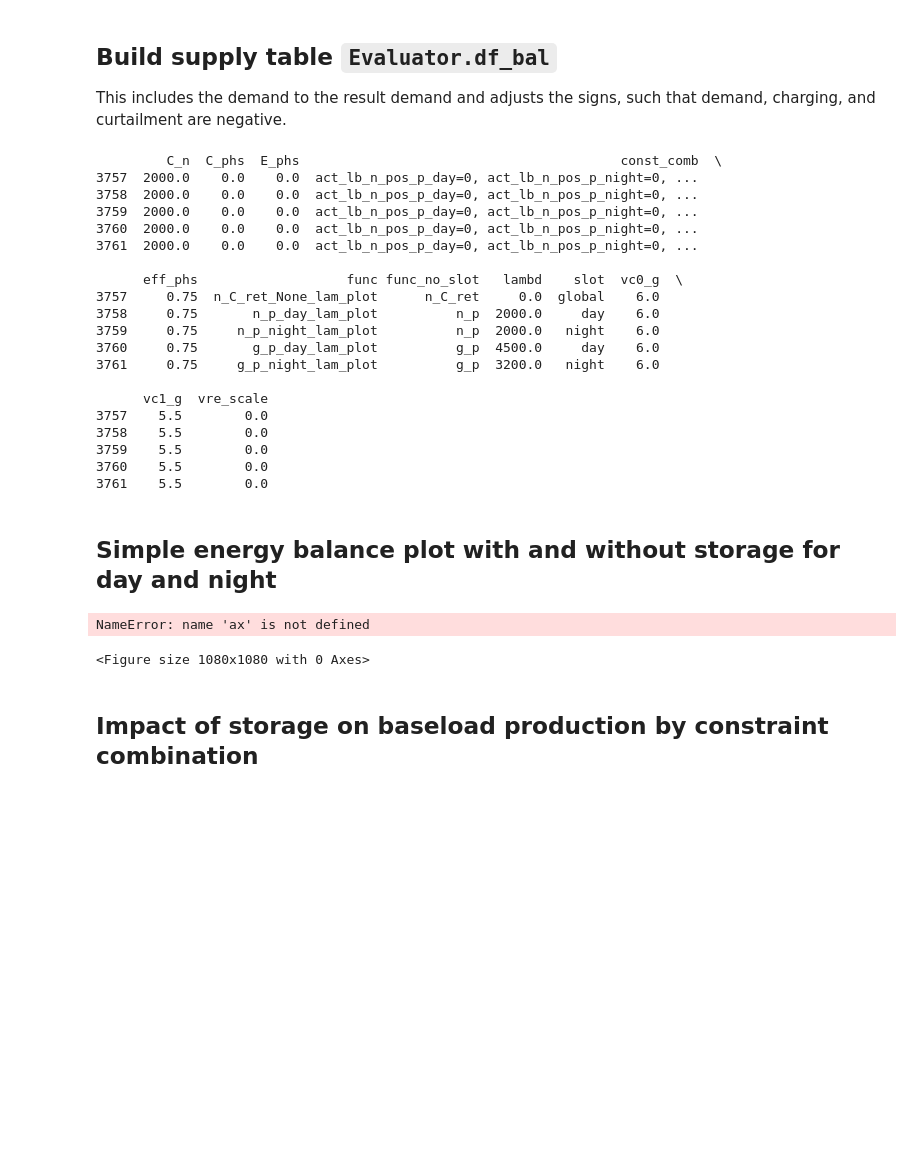
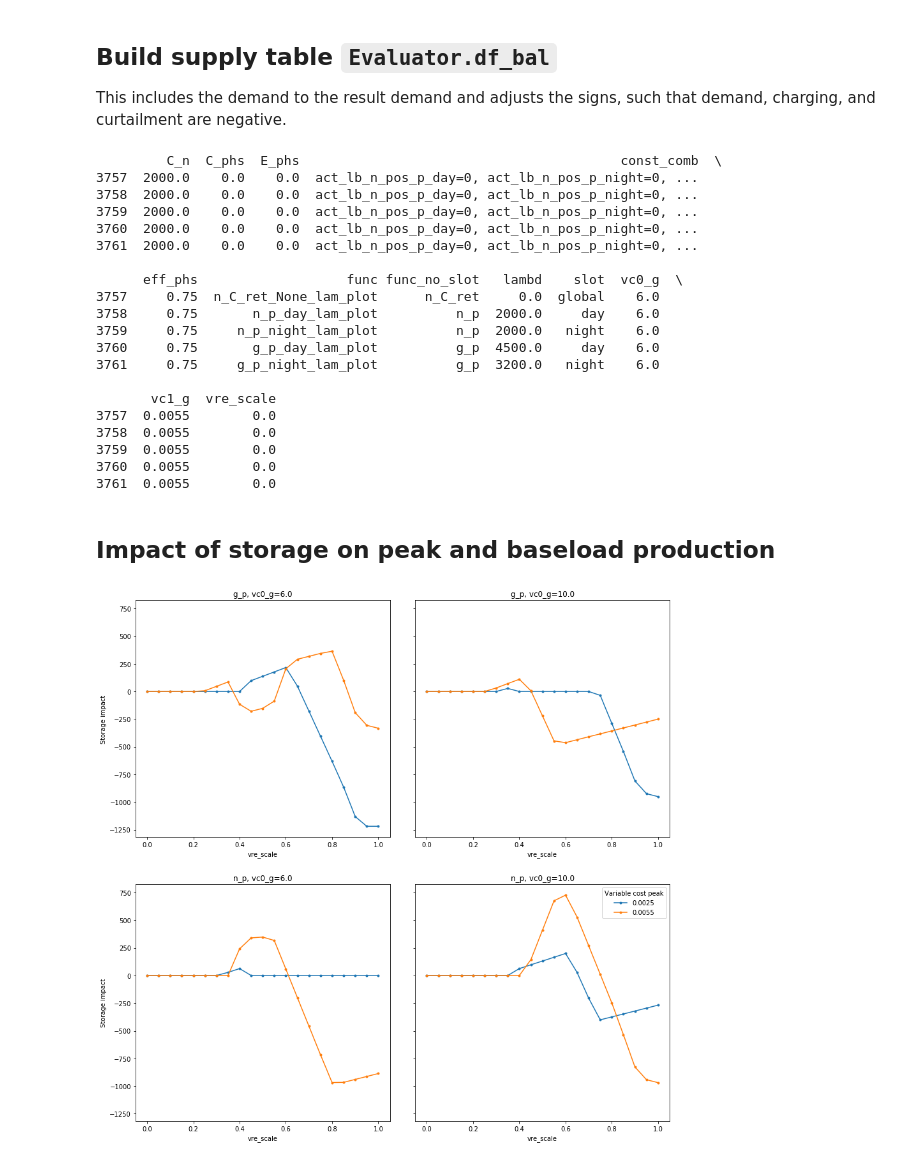
Before and after one commit to mcsoini/symenergy, a Jupyter notebook: examples/example_linear.ipynb, the cells around one changed output. Drawn from its saved outputs; the diff is of its cells as text; code cells hidden in the pictures; blank space fills up the shorter version.

```diff
--- a/examples/example_linear.ipynb
+++ b/examples/example_linear.ipynb
@@ -56,7 +56,7 @@ vre_day = 1
 vre_night = 0.1
 tot_l = m.slots['day'].l.value + m.slots['night'].l.value
 
-# normalized to one
+# normalized to one, so it can be scaled using the vre_scale parameter
 m.slots['day'].vre.value = vre_day / (vre_day + vre_night) * tot_l
 m.slots['night'].vre.value = vre_night / (vre_day + vre_night) * tot_l
 
@@ -74,8 +74,8 @@ x_vals_vre = {m.vre_scale: np.linspace(0, 1, 21),
               m.comps['phs'].E: [None], # <-- set later
               m.comps['phs'].eff: [0.75],
               m.comps['n'].C: [2000],
-              m.comps['g'].vc1: [0.0055],
-              m.comps['g'].vc0: [6]
+              m.comps['g'].vc1: [0.0055, 0.0025],
+              m.comps['g'].vc0: [6, 10]
               }
 
 
@@ -161,45 +153,47 @@ print(ev.df_bal.head(5))
 3760     0.75       g_p_day_lam_plot          g_p  4500.0     day    6.0
 3761     0.75     g_p_night_lam_plot          g_p  3200.0   night    6.0
 
-      vc1_g  vre_scale
-3757    5.5        0.0
-3758    5.5        0.0
-3759    5.5        0.0
-3760    5.5        0.0
-3761    5.5        0.0
+       vc1_g  vre_scale
+3757  0.0055        0.0
+3758  0.0055        0.0
+3759  0.0055        0.0
+3760  0.0055        0.0
+3761  0.0055        0.0
-# %% [markdown]
-## Simple energy balance plot with and without storage for day and night
+# %% [markdown]
+## Impact of storage on peak and baseload production
 # %%
-df = ev.df_bal
-df = df.loc[-df.func_no_slot.str.contains('tc', 'lam')
-           & df.eff_phs.isin([0.75])
-           & df.C_n.isin([5000])
+df = ev.df_exp
+df = df.loc[df.func.str.contains('n_p_|g_p_')
+           & df.is_optimum.isin([True])
            & -df.slot.isin(['global'])]
 
-df['lambd'] = df.lambd.astype(float)
-df['vre_scale'] = df.vre_scale.apply(lambda x: round(x*10000)/10000)
 
+dfdiff = df.pivot_table(index=[x for x in ev.x_name if not x in ['E_phs', 'C_phs']] + ['func_no_slot'],
+                        values='lambd', columns='C_phs')
+dfdiff['diff'] = dfdiff[3250] - dfdiff[0]
 
-dfpv = df.pivot_table(columns='func_no_slot', values='lambd', index=['C_phs', 'slot', 'vre_scale'])
+dfcc = df.loc[df.C_phs == 3250].set_index(dfdiff.index.names)['const_comb']
+dfdiff = dfdiff.reset_index().join(dfcc, on=dfdiff.index.names)
 
-list_slot = dfpv.index.get_level_values('slot').unique()
-list_c_phs = dfpv.index.get_level_values('C_phs').unique()
+dfpv = dfdiff.pivot_table(index=['func_no_slot', 'vc0_g', 'vre_scale'], values='diff',
+                          columns=['vc1_g'])
 
-fig, axarr = plt.subplots(len(list_c_phs),
-                          len(list_slot), sharey=True, gridspec_kw={'wspace': 0.1,}, figsize=(15,15))
+list_func = dfpv.index.get_level_values('func_no_slot').unique()
+list_vc0_g = dfpv.index.get_level_values('vc0_g').unique()
 
-for nslot, slot in enumerate(list_slot):
-    for nc_phs, c_phs in enumerate(list_c_phs):
+fig, axarr = plt.subplots(len(list_func),
+                          len(list_vc0_g), sharey=True, gridspec_kw={'wspace': 0.1,}, figsize=(15,15),
+                         squeeze=False)
 
-        ax = axarr[nslot][nc_phs]
-        dfpv.loc[(c_phs, slot)].plot.bar(ax=ax, legend=False, use_index=True, stacked=True, width=1)
+for nfunc, func in enumerate(list_func):
+    for nvc0_g, vc0_g in enumerate(list_vc0_g):
 
-        ax.set_title('C_phs=%s, %s'%(c_phs, slot))
+        ax = axarr[nfunc][nvc0_g] if isinstance(axarr, np.ndarray) else axarr
+        dfpv.loc[(func, vc0_g)].plot(ax=ax, legend=False, marker='.',use_index=True, stacked=False, width=1)
 
+        ax.set_title('%s, vc0_g=%s'%(func, vc0_g))
+        ax.set_ylabel('Storage impact')
 
-leg = ax.legend(ncol=3)
+leg = ax.legend(title='Variable cost peak')
 # %% [output]
-NameError: name 'ax' is not defined
-<Figure size 1080x1080 with 0 Axes>
+[figure, added]
-# %% [markdown]
-## Impact of storage on baseload production by constraint combination
```
Also changed, not shown: parts of 6 cells of this notebook.
